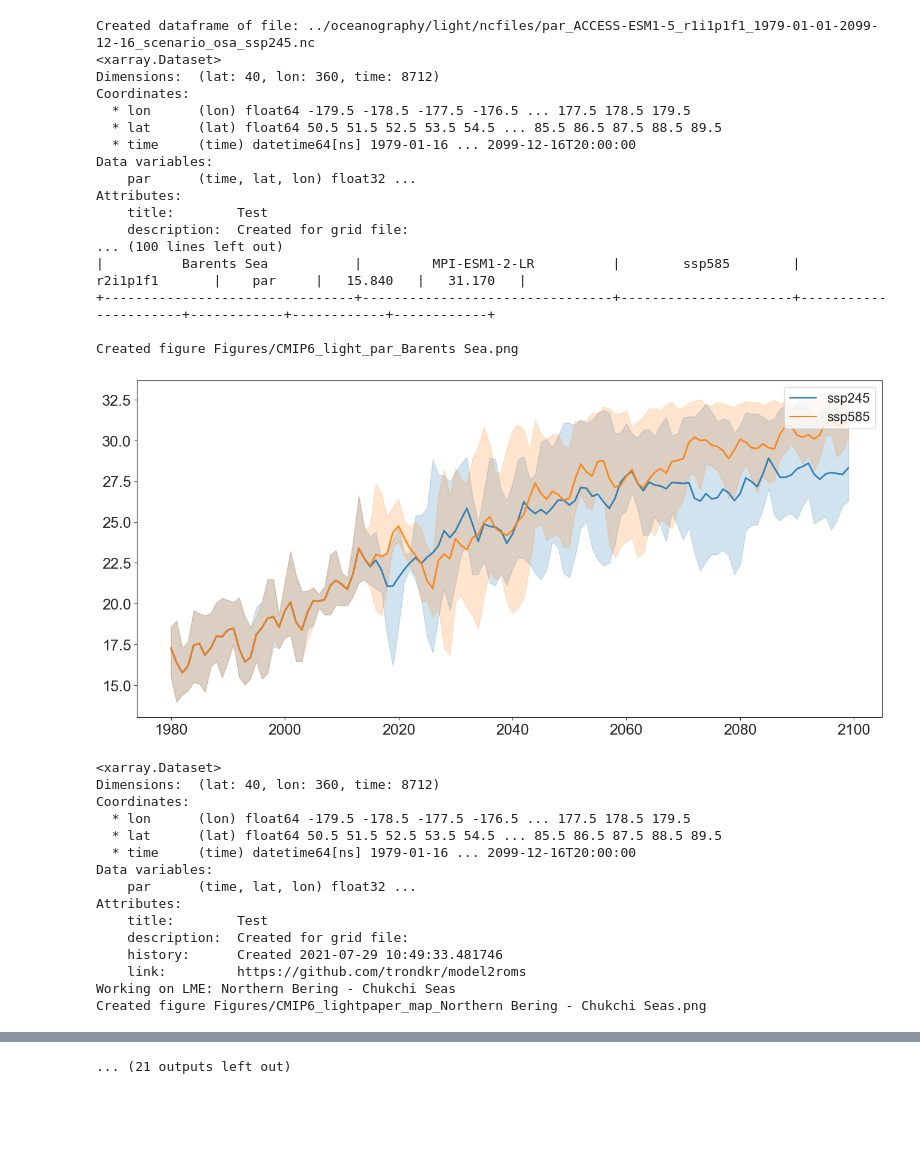
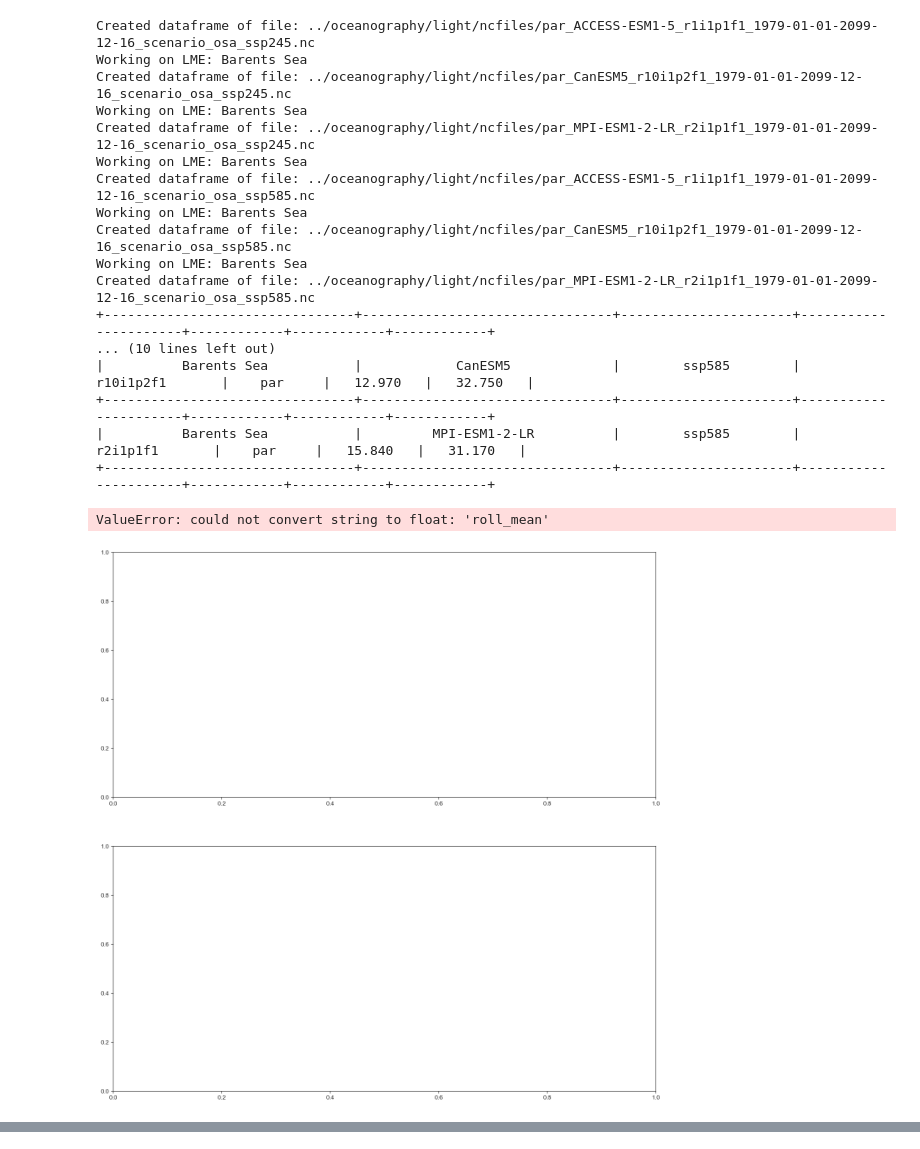
Before and after one commit to trondkr/cmip6-albedo, a Jupyter notebook: CMIP6_plot_light_results.ipynb, the cells around one changed output, grey strips where cells are left out. Drawn from its saved outputs; the diff is of its cells as text; code cells hidden in the pictures; blank space fills up the shorter version.

Commit message:
Adding models to run for light

```diff
--- a/CMIP6_plot_light_results.ipynb
+++ b/CMIP6_plot_light_results.ipynb
@@ -345,6 +345,11 @@ for var_name in ds_var_names:
             f=plt.figure(figsize=(16, 16))
             gs = f.add_gridspec(2, 1)
             ax = f.add_subplot(gs[0, 0])
+            ax2 = f.add_subplot(gs[1, 0])
+            b=sns.distplot(df.loc["2020-01-01":"2040-01-01"],
+                           x="roll_mean")
+
+
 
             sns.set_palette("tab10")
 
@@ -390,36 +382,22 @@ Attributes:
 Working on LME: Barents Sea
 Created figure Figures/CMIP6_lightpaper_map_Barents Sea.png
 [figure]
 Created dataframe of file: ../oceanography/light/ncfiles/par_ACCESS-ESM1-5_r1i1p1f1_1979-01-01-2099-12-16_scenario_osa_ssp245.nc
-<xarray.Dataset>
-Dimensions:  (lat: 40, lon: 360, time: 8712)
-Coordinates:
-  * lon      (lon) float64 -179.5 -178.5 -177.5 -176.5 ... 177.5 178.5 179.5
-  * lat      (lat) float64 50.5 51.5 52.5 53.5 54.5 ... 85.5 86.5 87.5 88.5 89.5
-  * time     (time) datetime64[ns] 1979-01-16 ... 2099-12-16T20:00:00
-Data variables:
-    par      (time, lat, lon) float32 ...
-Attributes:
-    title:        Test
-    description:  Created for grid file:
-... (100 lines left out)
+Working on LME: Barents Sea
+Created dataframe of file: ../oceanography/light/ncfiles/par_CanESM5_r10i1p2f1_1979-01-01-2099-12-16_scenario_osa_ssp245.nc
+Working on LME: Barents Sea
+Created dataframe of file: ../oceanography/light/ncfiles/par_MPI-ESM1-2-LR_r2i1p1f1_1979-01-01-2099-12-16_scenario_osa_ssp245.nc
+Working on LME: Barents Sea
+Created dataframe of file: ../oceanography/light/ncfiles/par_ACCESS-ESM1-5_r1i1p1f1_1979-01-01-2099-12-16_scenario_osa_ssp585.nc
+Working on LME: Barents Sea
+Created dataframe of file: ../oceanography/light/ncfiles/par_CanESM5_r10i1p2f1_1979-01-01-2099-12-16_scenario_osa_ssp585.nc
+Working on LME: Barents Sea
+Created dataframe of file: ../oceanography/light/ncfiles/par_MPI-ESM1-2-LR_r2i1p1f1_1979-01-01-2099-12-16_scenario_osa_ssp585.nc
++--------------------------------+--------------------------------+----------------------+----------------------+------------+------------+------------+
+... (10 lines left out)
+|          Barents Sea           |            CanESM5             |        ssp585        |      r10i1p2f1       |    par     |   12.970   |   32.750   |
++--------------------------------+--------------------------------+----------------------+----------------------+------------+------------+------------+
 |          Barents Sea           |         MPI-ESM1-2-LR          |        ssp585        |       r2i1p1f1       |    par     |   15.840   |   31.170   |
 +--------------------------------+--------------------------------+----------------------+----------------------+------------+------------+------------+
-
-Created figure Figures/CMIP6_light_par_Barents Sea.png
+ValueError: could not convert string to float: 'roll_mean'
-[figure, old version]
+[figure, new version]
-<xarray.Dataset>
-Dimensions:  (lat: 40, lon: 360, time: 8712)
-Coordinates:
-  * lon      (lon) float64 -179.5 -178.5 -177.5 -176.5 ... 177.5 178.5 179.5
-  * lat      (lat) float64 50.5 51.5 52.5 53.5 54.5 ... 85.5 86.5 87.5 88.5 89.5
-  * time     (time) datetime64[ns] 1979-01-16 ... 2099-12-16T20:00:00
-Data variables:
-    par      (time, lat, lon) float32 ...
-Attributes:
-    title:        Test
-    description:  Created for grid file:
-    history:      Created 2021-07-29 10:49:33.481746
-    link:         https://github.com/trondkr/model2roms
-Working on LME: Northern Bering - Chukchi Seas
-Created figure Figures/CMIP6_lightpaper_map_Northern Bering - Chukchi Seas.png
@@ -479 +403,0 @@ Created figure Figures/CMIP6_light_par_Central Arctic.png
-... (21 outputs left out)
```
Also changed, not shown: parts of 1 cell of this notebook, 3 other files.
